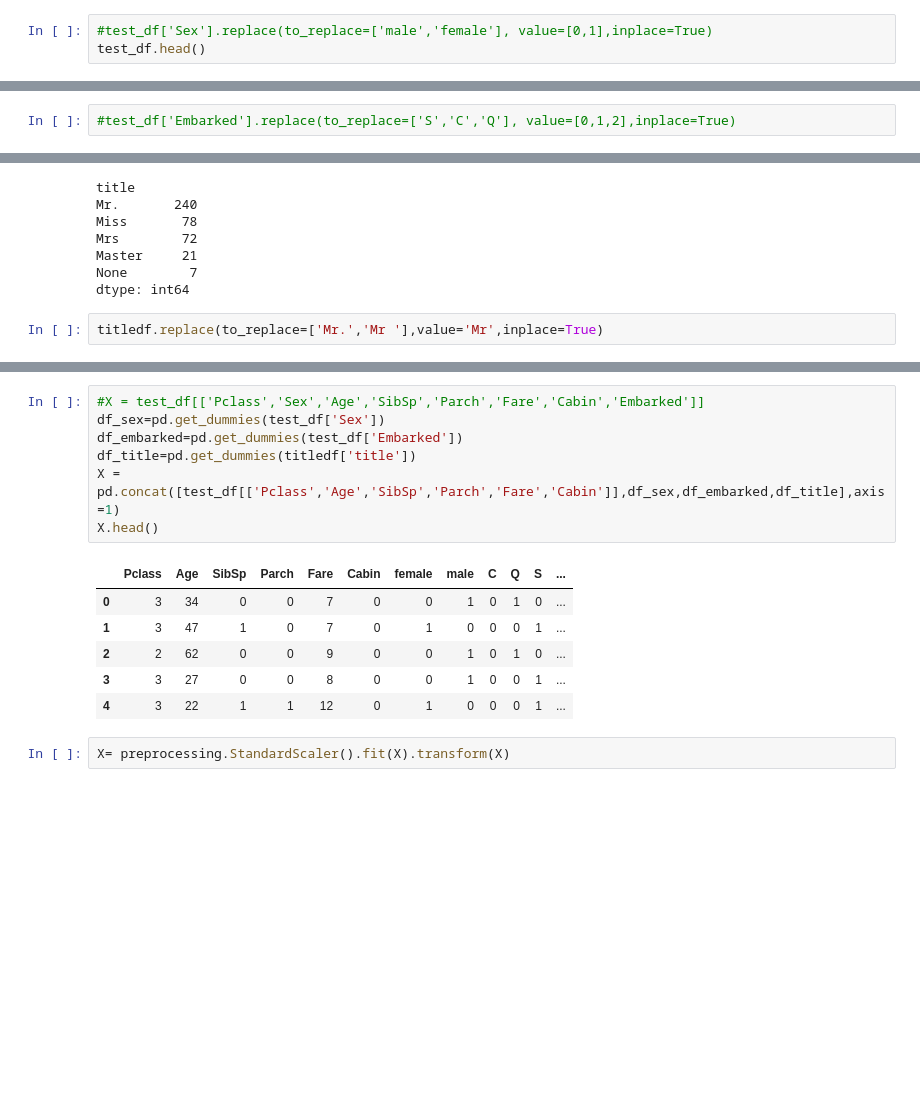
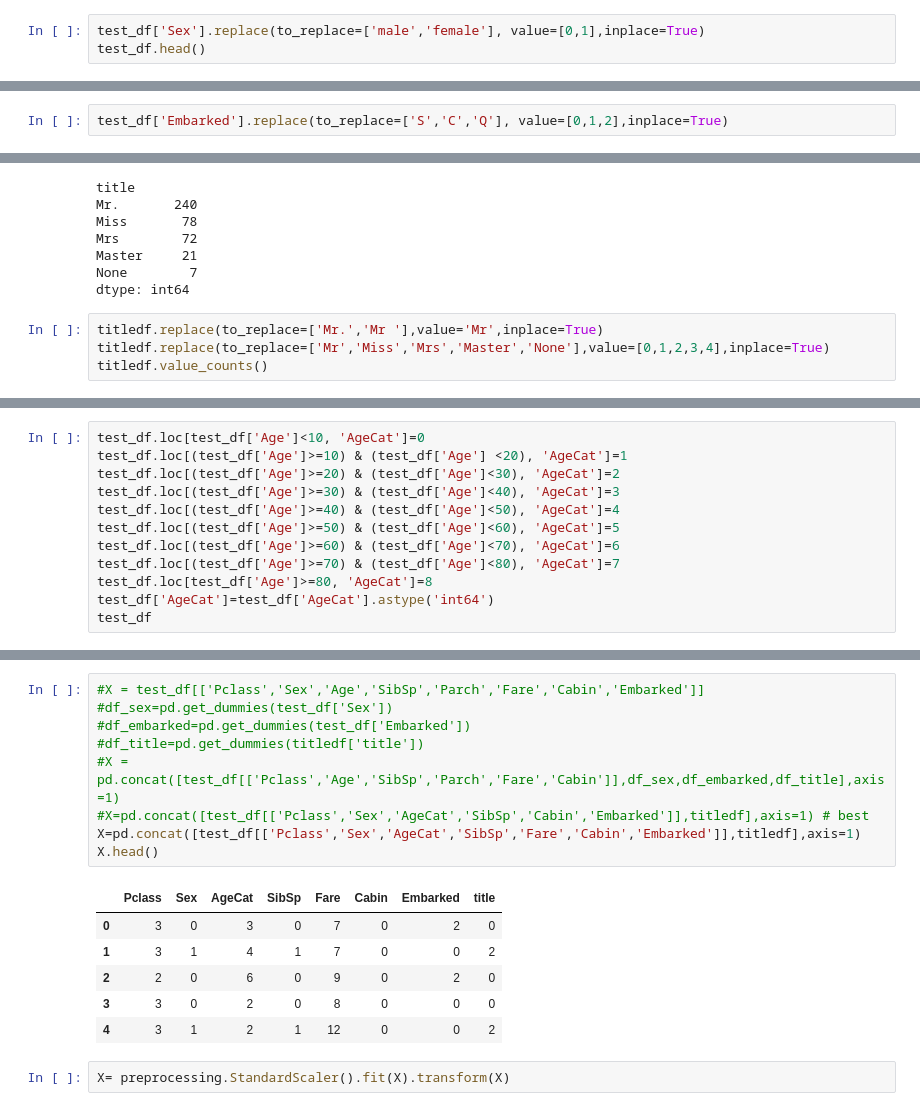
Before and after one commit to nickcth/kaggle, a Jupyter notebook: Titanic-prediction.ipynb, the cells around one changed output, grey strips where cells are left out. Drawn from its saved outputs; the diff is of its cells as text; blank space fills up the shorter version.

```diff
--- a/Titanic-prediction.ipynb
+++ b/Titanic-prediction.ipynb
@@ -553,7 +609,7 @@ Data columns (total 11 columns):
 dtypes: float64(2), int64(4), object(5)
 memory usage: 36.0+ KB
 # %%
-#test_df['Sex'].replace(to_replace=['male','female'], value=[0,1],inplace=True)
+test_df['Sex'].replace(to_replace=['male','female'], value=[0,1],inplace=True)
 test_df.head()
 # %% [output]
 |  | PassengerId | Pclass | Name | Sex | Age | SibSp | Parch | Ticket | Fare | Cabin | ... |
@@ -565,5 +621,5 @@ test_df.head()
 # %%
-#test_df['Embarked'].replace(to_replace=['S','C','Q'], value=[0,1,2],inplace=True)
+test_df['Embarked'].replace(to_replace=['S','C','Q'], value=[0,1,2],inplace=True)
 # %%
 test_df.loc[test_df['Cabin']!=0, 'Cabin'] = 1
 # %%
@@ -623,3 +679,5 @@ None        7
 dtype: int64
 # %%
 titledf.replace(to_replace=['Mr.','Mr '],value='Mr',inplace=True)
+titledf.replace(to_replace=['Mr','Miss','Mrs','Master','None'],value=[0,1,2,3,4],inplace=True)
+titledf.value_counts()
@@ -625,0 +692,12 @@ titledf.replace(to_replace=['Mr.','Mr '],value='Mr',inplace=True)
+# %%
+test_df.loc[test_df['Age']<10, 'AgeCat']=0
+test_df.loc[(test_df['Age']>=10) & (test_df['Age'] <20), 'AgeCat']=1
+test_df.loc[(test_df['Age']>=20) & (test_df['Age']<30), 'AgeCat']=2
+test_df.loc[(test_df['Age']>=30) & (test_df['Age']<40), 'AgeCat']=3
+test_df.loc[(test_df['Age']>=40) & (test_df['Age']<50), 'AgeCat']=4
+test_df.loc[(test_df['Age']>=50) & (test_df['Age']<60), 'AgeCat']=5
+test_df.loc[(test_df['Age']>=60) & (test_df['Age']<70), 'AgeCat']=6
+test_df.loc[(test_df['Age']>=70) & (test_df['Age']<80), 'AgeCat']=7
+test_df.loc[test_df['Age']>=80, 'AgeCat']=8
+test_df['AgeCat']=test_df['AgeCat'].astype('int64')
+test_df
@@ -626,17 +740,19 @@ titledf.replace(to_replace=['Mr.','Mr '],value='Mr',inplace=True)
 # %%
 #X = test_df[['Pclass','Sex','Age','SibSp','Parch','Fare','Cabin','Embarked']]
-df_sex=pd.get_dummies(test_df['Sex'])
-df_embarked=pd.get_dummies(test_df['Embarked'])
-df_title=pd.get_dummies(titledf['title'])
-X = pd.concat([test_df[['Pclass','Age','SibSp','Parch','Fare','Cabin']],df_sex,df_embarked,df_title],axis=1)
+#df_sex=pd.get_dummies(test_df['Sex'])
+#df_embarked=pd.get_dummies(test_df['Embarked'])
+#df_title=pd.get_dummies(titledf['title'])
+#X = pd.concat([test_df[['Pclass','Age','SibSp','Parch','Fare','Cabin']],df_sex,df_embarked,df_title],axis=1)
+#X=pd.concat([test_df[['Pclass','Sex','AgeCat','SibSp','Cabin','Embarked']],titledf],axis=1) # best
+X=pd.concat([test_df[['Pclass','Sex','AgeCat','SibSp','Fare','Cabin','Embarked']],titledf],axis=1)
 X.head()
 # %% [output]
-|  | Pclass | Age | SibSp | Parch | Fare | Cabin | female | male | C | Q | S | ... |
-| 0 | 3 | 34 | 0 | 0 | 7 | 0 | 0 | 1 | 0 | 1 | 0 | ... |
-| 1 | 3 | 47 | 1 | 0 | 7 | 0 | 1 | 0 | 0 | 0 | 1 | ... |
-| 2 | 2 | 62 | 0 | 0 | 9 | 0 | 0 | 1 | 0 | 1 | 0 | ... |
-| 3 | 3 | 27 | 0 | 0 | 8 | 0 | 0 | 1 | 0 | 0 | 1 | ... |
-| 4 | 3 | 22 | 1 | 1 | 12 | 0 | 1 | 0 | 0 | 0 | 1 | ... |
+|  | Pclass | Sex | AgeCat | SibSp | Fare | Cabin | Embarked | title |
+| 0 | 3 | 0 | 3 | 0 | 7 | 0 | 2 | 0 |
+| 1 | 3 | 1 | 4 | 1 | 7 | 0 | 0 | 2 |
+| 2 | 2 | 0 | 6 | 0 | 9 | 0 | 2 | 0 |
+| 3 | 3 | 0 | 2 | 0 | 8 | 0 | 0 | 0 |
+| 4 | 3 | 1 | 2 | 1 | 12 | 0 | 0 | 2 |
 # %%
 X= preprocessing.StandardScaler().fit(X).transform(X)
 # %%
```
Also changed, not shown: parts of 31 cells of this notebook, 2 other files.
